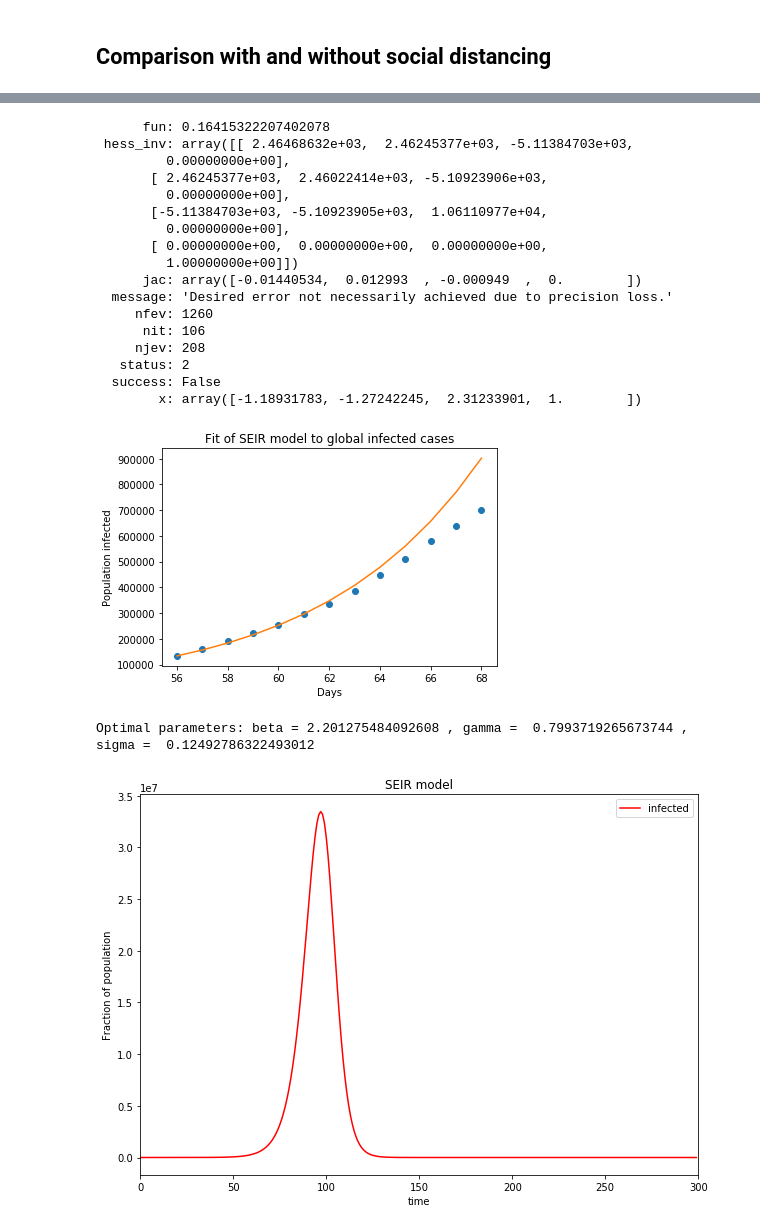
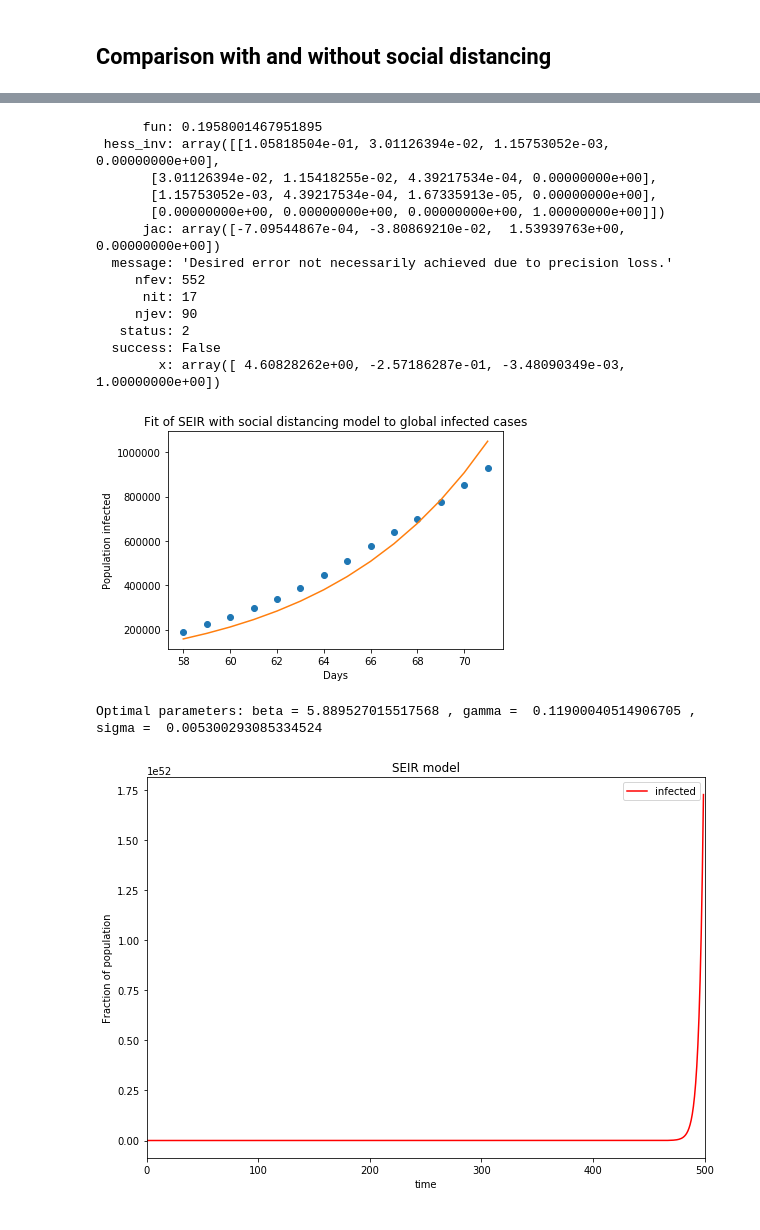
Before and after one commit to Aveek-Saha/CovidAnalysis, a Jupyter notebook: Epidemiology_modeling .ipynb, the cells around one changed output, grey strips where cells are left out. Cells and saved outputs as stored; diff of their text form; code cells hidden in the pictures.

```diff
--- a/Epidemiology_modeling .ipynb
+++ b/Epidemiology_modeling .ipynb
@@ -31,7 +31,7 @@ def SIR(y, t, N, beta, gamma):
 y0 = S0, I0, R0
 # Integrate the SIR equations over the time grid, t.
 # ret = odeint(deriv, y0, [i for i in range(1000)], args=(N, beta, gamma))
-ret = odeint(deriv, y0, [i for i in range(1000)], args=(N, beta, gamma))
+ret = odeint(SIR, y0, [i for i in range(1000)], args=(N, beta, gamma))
 
 S, I, R = ret.T
 # %%
@@ -919,8 +921,8 @@ index
 Y = df['Confirmed'].values
 X = df['Day num'].values
 # %%
-y = df['Confirmed'].values[:index]
-x = df['Day num'].values[:index]
+y = df['Confirmed'].values
+x = df['Day num'].values
 
 N = int(pop[pop['Country/Region'] != 'China']['Population'].sum())
 I0, R0, E0 = y[0], 0, 0
@@ -963,23 +965,19 @@ result = optimize.minimize(err, popt, args=(x), method='BFGS', options={'maxiter
 beta_hat = result.x
 print(result)
 # %% [output]
-      fun: 0.16415322207402078
- hess_inv: array([[ 2.46468632e+03,  2.46245377e+03, -5.11384703e+03,
-         0.00000000e+00],
-       [ 2.46245377e+03,  2.46022414e+03, -5.10923906e+03,
-         0.00000000e+00],
-       [-5.11384703e+03, -5.10923905e+03,  1.06110977e+04,
-         0.00000000e+00],
-       [ 0.00000000e+00,  0.00000000e+00,  0.00000000e+00,
-         1.00000000e+00]])
-      jac: array([-0.01440534,  0.012993  , -0.000949  ,  0.        ])
+      fun: 0.1958001467951895
+ hess_inv: array([[1.05818504e-01, 3.01126394e-02, 1.15753052e-03, 0.00000000e+00],
+       [3.01126394e-02, 1.15418255e-02, 4.39217534e-04, 0.00000000e+00],
+       [1.15753052e-03, 4.39217534e-04, 1.67335913e-05, 0.00000000e+00],
+       [0.00000000e+00, 0.00000000e+00, 0.00000000e+00, 1.00000000e+00]])
+      jac: array([-7.09544867e-04, -3.80869210e-02,  1.53939763e+00,  0.00000000e+00])
   message: 'Desired error not necessarily achieved due to precision loss.'
-     nfev: 1260
-      nit: 106
-     njev: 208
+     nfev: 552
+      nit: 17
+     njev: 90
    status: 2
   success: False
-        x: array([-1.18931783, -1.27242245,  2.31233901,  1.        ])
+        x: array([ 4.60828262e+00, -2.57186287e-01, -3.48090349e-03,  1.00000000e+00])
 # %%
 # pcov
 # %%
@@ -999,8 +997,8 @@ plt.xlabel("Days")
 plt.show()
 print("Optimal parameters: beta =", popt[0], ", gamma = ", popt[1],", sigma = ", popt[2] )
 # %% [output]
-[figure, old version]
+[figure, new version]
-Optimal parameters: beta = 2.201275484092608 , gamma =  0.7993719265673744 , sigma =  0.12492786322493012
+Optimal parameters: beta = 5.889527015517568 , gamma =  0.11900040514906705 , sigma =  0.005300293085334524
 # %%
 # beta, gamma, sigma = popt[0], popt[1], popt[2]
 beta, gamma, sigma, alpha = beta_hat[0], beta_hat[1], beta_hat[2], beta_hat[3]
@@ -1014,23 +1012,23 @@ def SEIRsd(y, t, N, beta, gamma, sigma, alpha):
     return dSdt, dEdt, dIdt, dRdt
 # %%
 y0 = S0, E0, I0, R0
-ret = odeint(SEIRsd, y0, [i for i in range(300)], args=(N, beta, gamma, sigma, alpha))
+ret = odeint(SEIRsd, y0, [i for i in range(500)], args=(N, beta, gamma, sigma, alpha))
 
 S, E, I, R = ret.T
 # %%
 f = plt.figure(figsize=(10,7))
 # plt.plot(S, 'b.', label='susceptible');
 # plt.plot(E, 'g.', label='Exposed');
 plt.plot(I, 'r', label='infected');
 # plt.plot(R, 'c.', label='recovered/deceased');
 plt.title("SEIR model")
 plt.xlabel("time", fontsize=10);
 plt.ylabel("Fraction of population", fontsize=10);
 plt.legend(loc='best')
-plt.xlim(0,300)
+plt.xlim(0,500)
 plt.show()
 # %% [output]
-[figure, old version]
+[figure, new version]
 # %%
 plt.plot(X, Y, 'o')
 plt.plot(X, I[:len(Y)])
```
Also changed, not shown: parts of 41 cells of this notebook.
